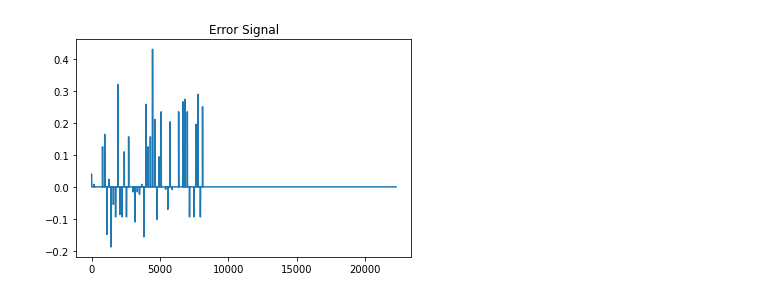
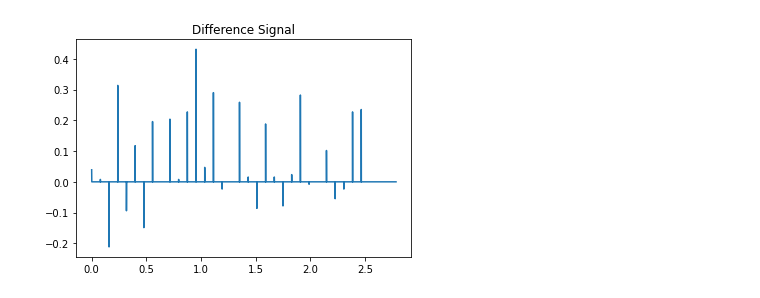
Before and after one commit to randytbushman/CovertChannel, a Jupyter notebook: Untitled.ipynb, the cells around one changed output. Cells and saved outputs as stored; diff of their text form; code cells hidden in the pictures.

```diff
--- a/Untitled.ipynb
+++ b/Untitled.ipynb
@@ -22,3 +9,13 @@ b'a~~}}}\xff\xff\xff\xfe'
+# %%
+def encodeLoad(load, character):
+    """
+    Encodes the raw data in the given RTP packet with a character. The given character replaces the first byte in the
+    RTP payload.
+    @param packet: preconfigured Scapy RTP packet
+    @param character: the ascii (256bit) character to encode
+    @return: the same packet with encoded payload
+    """
+    return hex(ord(character))[2:] + load[2:]
 # %%
 file = open("VoicemailASCIIHex", "r")  # Original voicemail file
 lines = file.readlines()
@@ -40,14 +38,18 @@ Audio(np.array(originalIntensity), rate=8000)
 # %%
-message = "Hello. I am communicating to you through the signal!"
+message = "Hello World! I am in the audio!"
 if len(message) % 2 != 0:
     message += " "
 
-lines = encodeMessagesInAudioPayloads(lines, messageToAsciiHexString(message))
+sep = 4
+for i in range(len(message)):
+    lines[i * sep] = encodeLoad(lines[i * sep], message[i])
+
+
 intensity = []
 for line in lines:
     intensity += getAudacityFormat(line)
 
-plt.plot(intensity)
+plt.plot(np.arange(0, len(intensity))/8000, intensity)
 plt.title("Encoded Signal")
 plt.show()
 
@@ -57,10 +59,10 @@ Audio(np.array(intensity), rate=8000)
 [interactive output not drawn]
 # %%
-plt.plot(np.array(originalIntensity) - np.array(intensity))
-plt.title("Error Signal")
+plt.plot(np.arange(0, len(intensity))/8000, np.array(originalIntensity) - np.array(intensity))
+plt.title("Difference Signal")
 plt.show()
 
 Audio(np.array(originalIntensity) - np.array(intensity), rate=8000)
 # %% [output]
-[figure, old version]
+[figure, new version]
 [interactive output not drawn]
```
Also changed, not shown: parts of 4 cells of this notebook.
